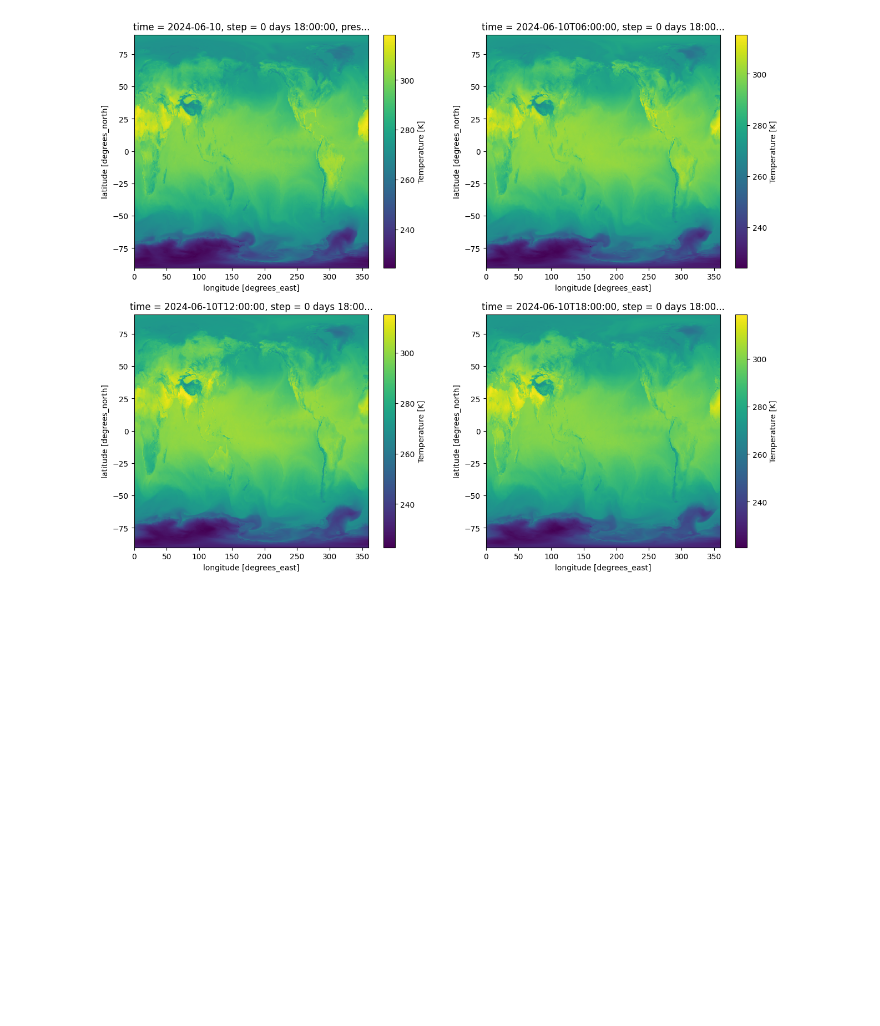
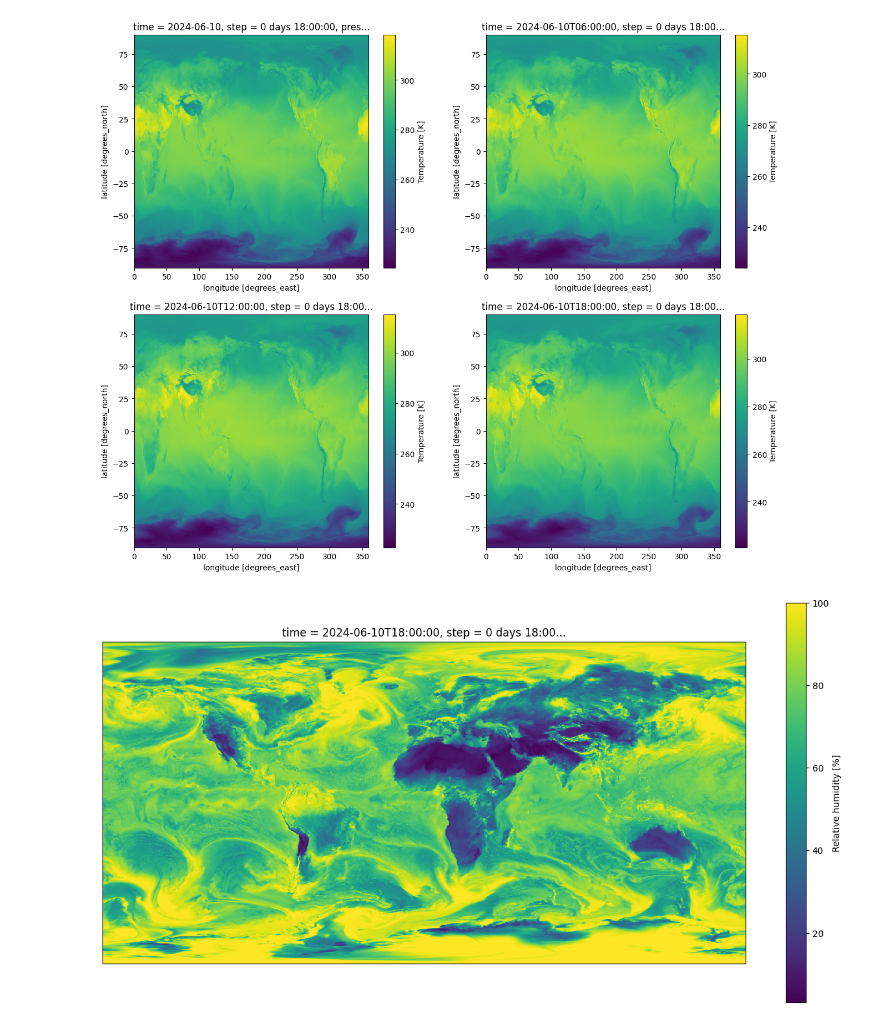
Before and after one commit to HighTechnologyFoundation/HTFCloudFellows, a Jupyter notebook: GFS_Analysis/accessing_data.ipynb, the cells around one changed output. Saved outputs shown, nothing was run; the diff lists cells and outputs as text; code cells hidden in the pictures; blank space fills up the shorter version.

```diff
--- a/GFS_Analysis/accessing_data.ipynb
+++ b/GFS_Analysis/accessing_data.ipynb
@@ -144,3 +178,11 @@ for n, cycle in enumerate(['00', '06', '12', '18']):
     ds['t'].plot(ax = ax)
 # %% [output]
 [figure]
+# %%
+import cartopy.crs as ccrs
+
+fig, ax = plt.subplots(figsize=(16, 8), subplot_kw={'projection': ccrs.PlateCarree(central_longitude=180)})
+ds['r'].plot(ax = ax)
+plt.show()
+# %% [output]
+[figure, added]
```
Also changed, not shown: parts of 3 cells of this notebook.
